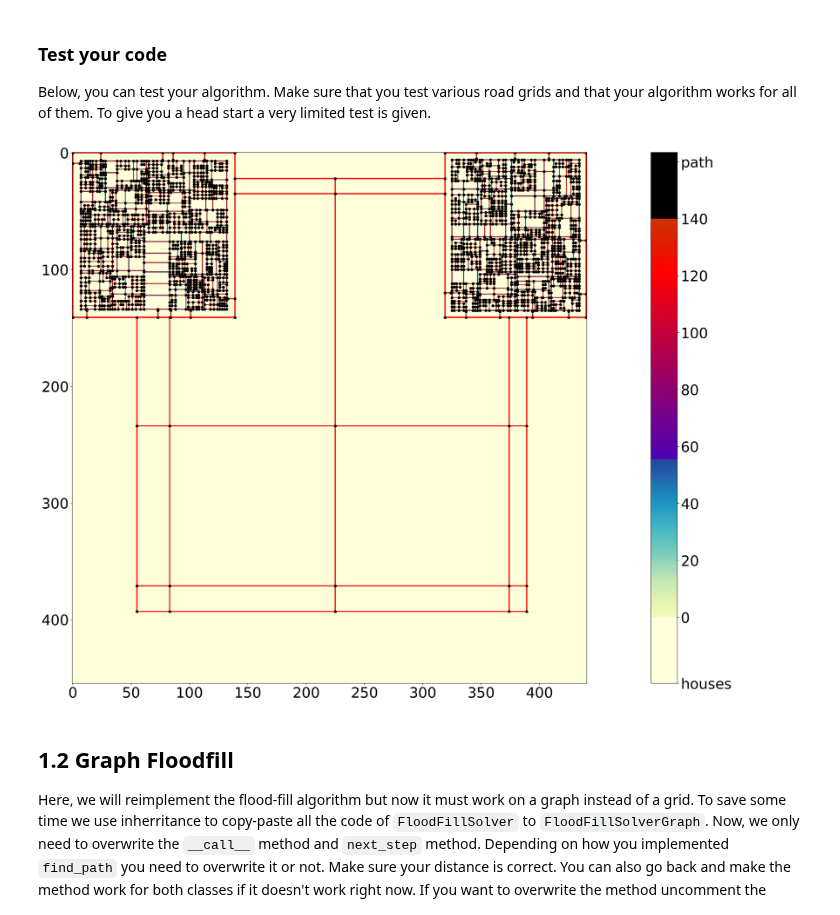
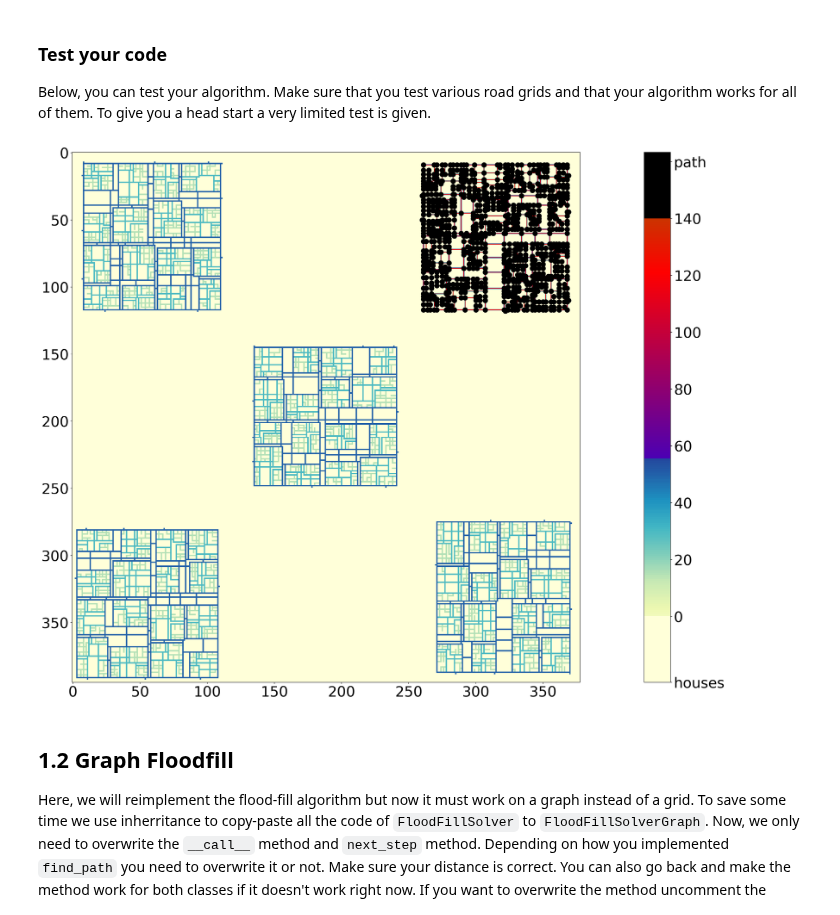
Before and after one commit to GabrielaGroenenewegenVanDerWeijden/AADS_Google_maps, a Jupyter notebook: AADS_Googlemaps/assignment2.ipynb, the cells around one changed output. Cells and saved outputs as stored; diff of their text form; code cells hidden in the pictures.

```diff
--- a/AADS_Googlemaps/assignment2.ipynb
+++ b/AADS_Googlemaps/assignment2.ipynb
@@ -451,11 +451,6 @@ class Graph(GraphBluePrint):
                     queue.append(action)
                     history.add(action)
 
-        # If we have a map with more than one city, we need to add the city exits to the adjacencly list as well.
-        if len(self.map.city_corners) > 1:
-            for pos_exit in map_.get_all_city_exits():
-                    self.adjacency_list[pos_exit] = set()
-
 
     def adjacency_list_add_node(self, coordinate, actions):
         """
@@ -500,12 +495,9 @@ class Graph(GraphBluePrint):
         # Initializing the te list.
         pos_steps = []
 
-        # Getting the grid.
-        grid = self.map.grid
-
         # Looping through all neighbour coordinates and checking if they are within bounds and not a building.
         for neighbour in [(row + 1, col), (row, col + 1), (row, col - 1), (row - 1, col)]:
-            if neighbour[0] < grid.shape[0] and neighbour[1] < grid.shape[1] and neighbour[0] >= 0 and neighbour[1] >=0 and grid[neighbour] != 0:
+            if neighbour[0] < self.map.shape[0] and neighbour[1] < self.map.shape[1] and neighbour[0] >= 0 and neighbour[1] >=0 and self.map[neighbour] != 0:
                 pos_steps.append(neighbour)
 
         return pos_steps
@@ -580,7 +572,7 @@ Appending to assignment2_3424340_notebook.py
 Below, you can test your algorithm. Make sure that you test various road grids and that your algorithm works for all of them. To give you a head start a very limited test is given.
 # %%
 # If you put the map generated in a separate cell you can run multiple tests on the same map
-map_ = Map(5, (1,4))
+map_ = Map(5, (1,4),5)
 # %%
 plt.matplotlib.rcParams['figure.dpi'] = max(30, map_.size ** 0.5 // 2)  # Number of pixels, therefore, the quality of the image. A large dpi is very slow.
 
@@ -645,9 +637,6 @@ class Graph(Graph):
         # Initializing the stack.
         stack = self.adjacency_list.keys()
 
-        # Initializing the grid.
-        grid = self.map.grid
-
         # Looping through each node in the stack.
         for node in stack:
             # Finding all possible neighbours for the node.
@@ -656,7 +645,7 @@ class Graph(Graph):
             for neighbour in neighbours:
                 # Initializing the speed of the road by checking the speed on the conde of the edge. Since its stated above that we can assume that the speed limit
                 # does not change in the entirety of the road.
-                speed = grid[neighbour]
+                speed = self.map[neighbour]
                 # Computing the neigbour node and the distance of the node. The direction is calculated by the difference in the coordinates of the neighbour node and the node.
                 neighbour_node, distance = self.find_next_node_in_adjacency_list(node, (neighbour[0] - node[0] , neighbour[1] - node[1]))
                 # Updating the adjacency list with the neighbour node and distance.
@@ -701,16 +690,18 @@ Appending to assignment2_3424340_notebook.py
 Below, you can test your algorithm. Make sure that you test various road grids and that your algorithm works for all of them. To give you a head start a very limited test is given.
 # %%
 # If you put the map generated in a separate cell you can run multiple tests on the same map
-map_ = Map(5, (1,4))
+map_ = Map(5, (1,3), 5)
+corner = map_.city_corners[1]
+map_ = map_.get_city_map()
 # %%
 plt.matplotlib.rcParams['figure.dpi'] = max(30, map_.size ** 0.5 // 2)  # Number of pixels, therefore, the quality of the image. A large dpi is very slow.
 
-graph = Graph(map_)
-graph.show_coordinates(size=5, color="k")
+graph = Graph(map_, start = corner)
+graph.show_coordinates(size=10, color="k")
 graph.show_edges()
 map_.show(None, True)
 # %% [output]
-[figure, old version]
+[figure, new version]
 # %% [markdown]
 ## 1.2 Graph Floodfill
 
```
Also changed, not shown: parts of 13 cells of this notebook, 2 other files.
